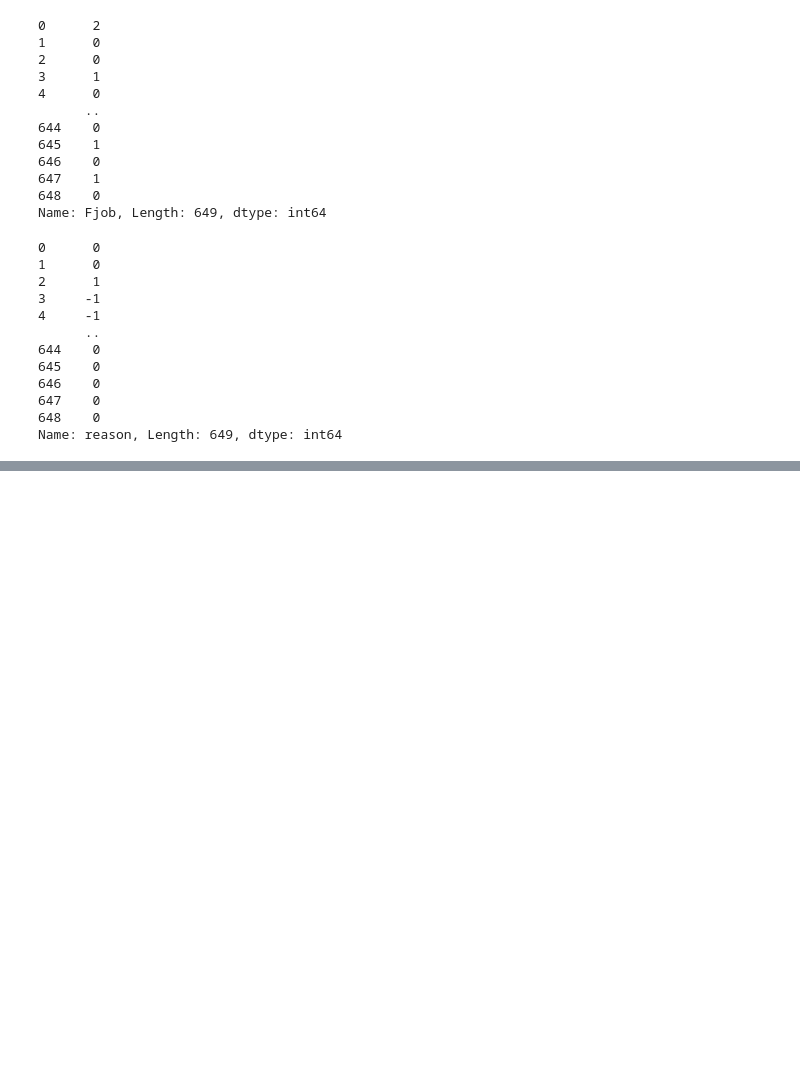
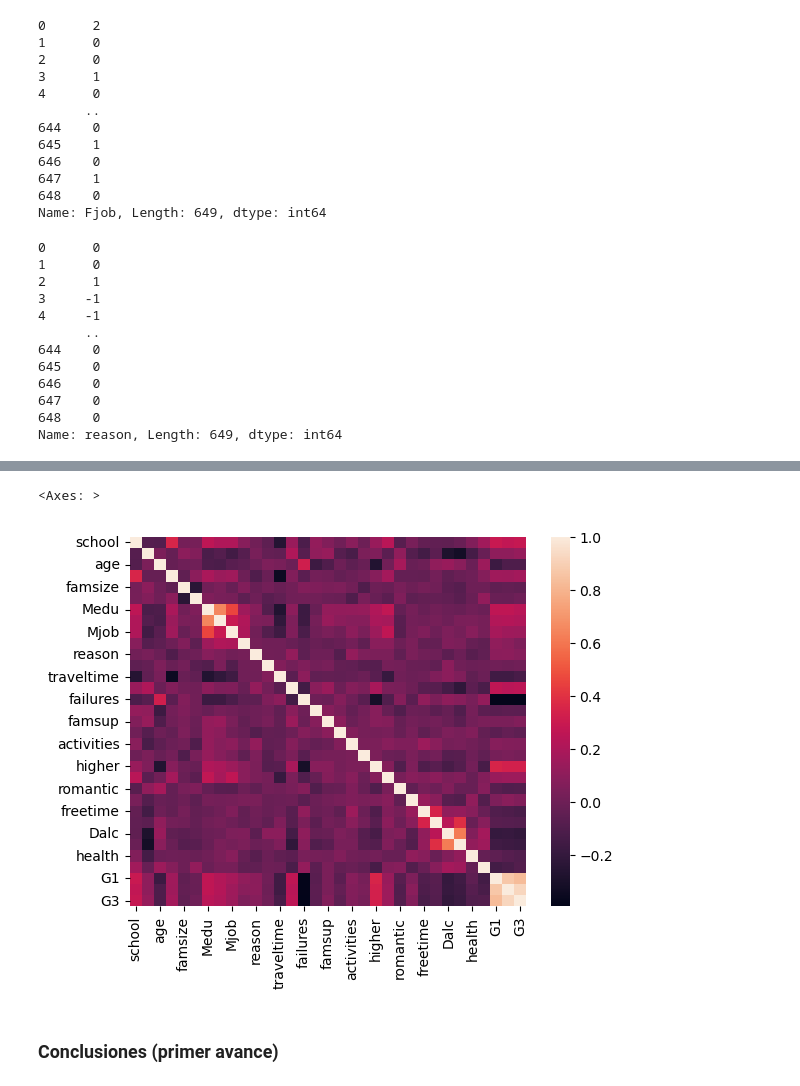
Before and after one commit to RafaelTakata0105/proyect-data-analysis, a Jupyter notebook: notebooks/proyect.ipynb, the cells around one changed output, grey strips where cells are left out. Drawn from its saved outputs; the diff is of its cells as text; code cells hidden in the pictures; blank space fills up the shorter version.

Commit message:
Primer avance

```diff
--- a/notebooks/proyect.ipynb
+++ b/notebooks/proyect.ipynb
@@ -292,0 +391,9 @@ porclass_df['guardian']
+# %%
+"""
+nursery                                               [yes, no]
+higher                                                [yes, no]
+internet                                              [no, yes]
+romantic
+"""
+porclass_df['nursery'] = porclass_df['nursery'].replace({'yes': 1, 'no': 0})
+porclass_df['nursery']
@@ -292,0 +413,3 @@ porclass_df['guardian']
+# %%
+porclass_df['higher'] = porclass_df['higher'].replace({'yes': 1, 'no': 0})
+porclass_df['higher']
@@ -292,0 +429,3 @@ porclass_df['guardian']
+# %%
+porclass_df['romantic'] = porclass_df['romantic'].replace({'yes': 1, 'no': 0})
+porclass_df['romantic']
@@ -292,0 +445,3 @@ porclass_df['guardian']
+# %%
+porclass_df['paid'] = porclass_df['paid'].replace({'yes': 1, 'no': 0})
+porclass_df['paid']
@@ -292,0 +503,7 @@ porclass_df['guardian']
+# %%
+sns.heatmap(porclass_df.corr())
+# %% [output]
+<Axes: >
+[figure, added]
+# %% [markdown]
+### Conclusiones (primer avance)
```
Also changed, not shown: parts of 17 cells of this notebook.
